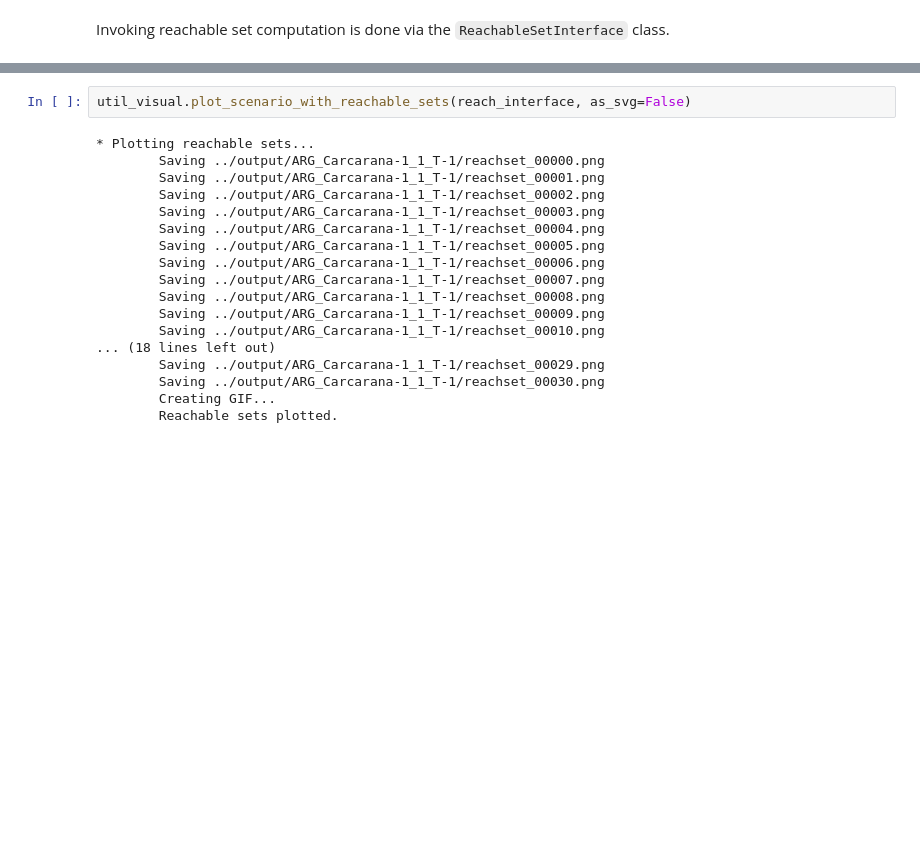
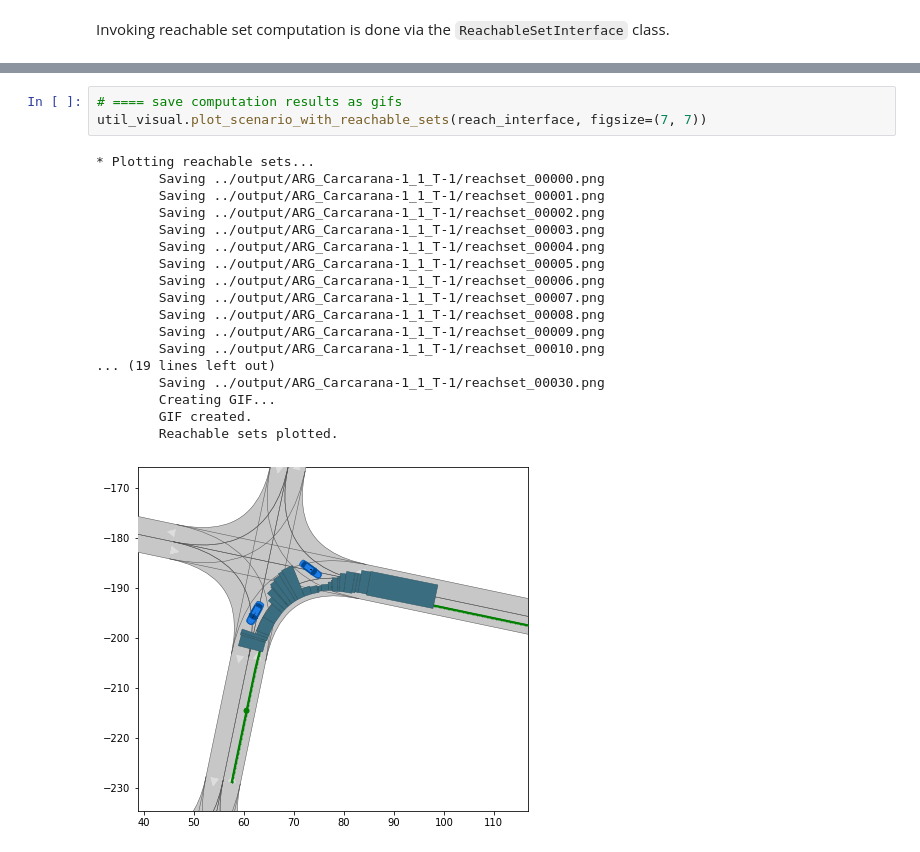
Before and after one commit to CommonRoad/commonroad-reachable-set, a Jupyter notebook: tutorials/0_reachable_set_computation.ipynb, the cells around one changed output, grey strips where cells are left out. Drawn from its saved outputs; the diff is of its cells as text; blank space fills up the shorter version.

Commit message:
add tutorial, update visualization functions

```diff
--- a/tutorials/0_reachable_set_computation.ipynb
+++ b/tutorials/0_reachable_set_computation.ipynb
@@ -67,20 +71,22 @@ reach_interface.compute_reachable_sets()
-# %%
-util_visual.plot_scenario_with_reachable_sets(reach_interface, as_svg=False)
-# %% [output]
-* Plotting reachable sets...
-        Saving ../output/ARG_Carcarana-1_1_T-1/reachset_00000.png
-        Saving ../output/ARG_Carcarana-1_1_T-1/reachset_00001.png
-        Saving ../output/ARG_Carcarana-1_1_T-1/reachset_00002.png
-        Saving ../output/ARG_Carcarana-1_1_T-1/reachset_00003.png
-        Saving ../output/ARG_Carcarana-1_1_T-1/reachset_00004.png
-        Saving ../output/ARG_Carcarana-1_1_T-1/reachset_00005.png
-        Saving ../output/ARG_Carcarana-1_1_T-1/reachset_00006.png
-        Saving ../output/ARG_Carcarana-1_1_T-1/reachset_00007.png
-        Saving ../output/ARG_Carcarana-1_1_T-1/reachset_00008.png
-        Saving ../output/ARG_Carcarana-1_1_T-1/reachset_00009.png
-        Saving ../output/ARG_Carcarana-1_1_T-1/reachset_00010.png
-... (18 lines left out)
-        Saving ../output/ARG_Carcarana-1_1_T-1/reachset_00029.png
-        Saving ../output/ARG_Carcarana-1_1_T-1/reachset_00030.png
-        Creating GIF...
-        Reachable sets plotted.
+# %%
+# ==== save computation results as gifs
+util_visual.plot_scenario_with_reachable_sets(reach_interface, figsize=(7, 7))
+# %% [output]
+* Plotting reachable sets...
+        Saving ../output/ARG_Carcarana-1_1_T-1/reachset_00000.png
+        Saving ../output/ARG_Carcarana-1_1_T-1/reachset_00001.png
+        Saving ../output/ARG_Carcarana-1_1_T-1/reachset_00002.png
+        Saving ../output/ARG_Carcarana-1_1_T-1/reachset_00003.png
+        Saving ../output/ARG_Carcarana-1_1_T-1/reachset_00004.png
+        Saving ../output/ARG_Carcarana-1_1_T-1/reachset_00005.png
+        Saving ../output/ARG_Carcarana-1_1_T-1/reachset_00006.png
+        Saving ../output/ARG_Carcarana-1_1_T-1/reachset_00007.png
+        Saving ../output/ARG_Carcarana-1_1_T-1/reachset_00008.png
+        Saving ../output/ARG_Carcarana-1_1_T-1/reachset_00009.png
+        Saving ../output/ARG_Carcarana-1_1_T-1/reachset_00010.png
+... (19 lines left out)
+        Saving ../output/ARG_Carcarana-1_1_T-1/reachset_00030.png
+        Creating GIF...
+        GIF created.
+        Reachable sets plotted.
+[figure, added]
```
Also changed, not shown: parts of 3 cells of this notebook, 11 other files.
